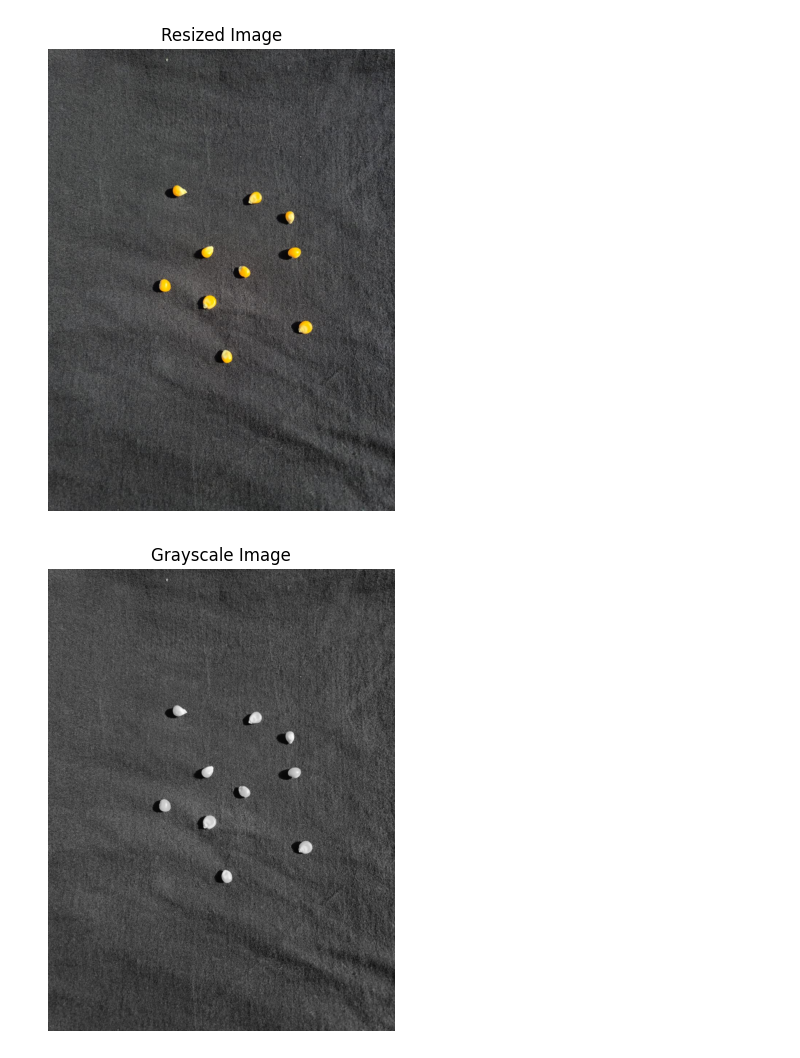
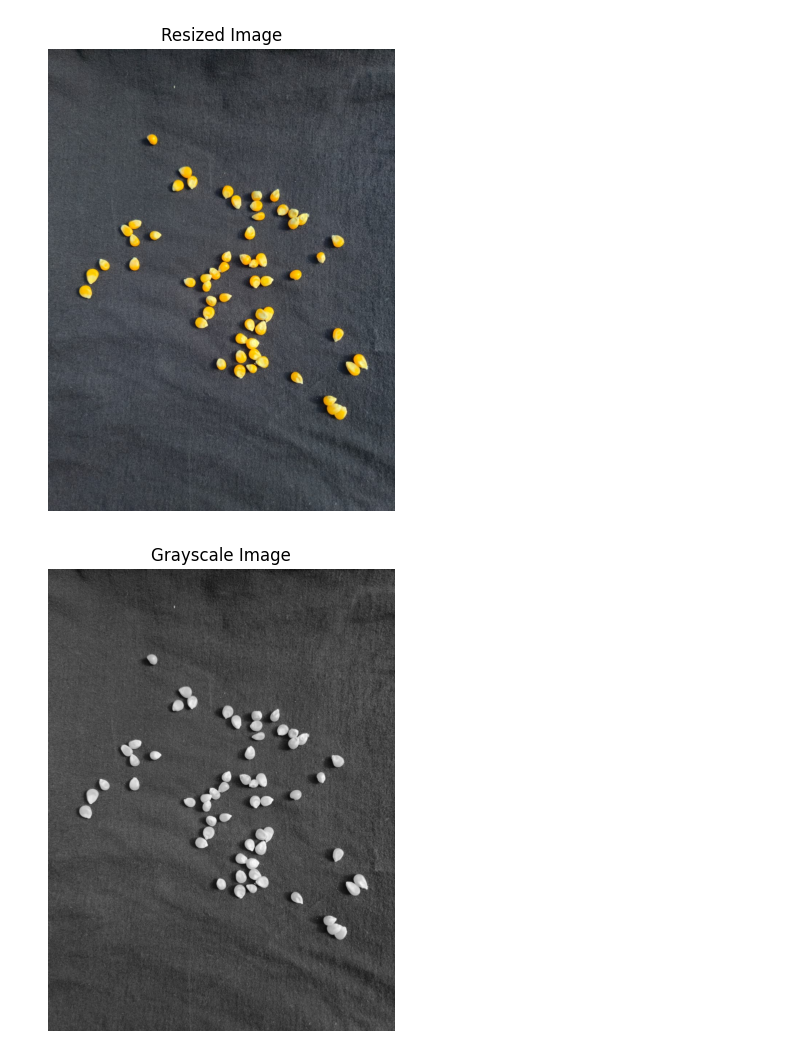
Before and after one commit to piedro404/agro-grain-analyzer, a Jupyter notebook: analyze_corn_ai.ipynb, the cells around one changed output. Drawn from its saved outputs; the diff is of its cells as text; code cells hidden in the pictures.

```diff
--- a/analyze_corn_ai.ipynb
+++ b/analyze_corn_ai.ipynb
@@ -27,18 +27,18 @@ def close_all_windows():
 MIN_AREA = 400
 MAX_AREA = 1200
 # %%
-# img = cv2.imread('imagens/agrupado3.jpg')
-img = cv2.imread('imagens/separado2.jpg')
+img = cv2.imread('imagens/agrupado2.jpg')
+# img = cv2.imread('imagens/separado2.jpg')
 craped_img = img.copy()
 # img = cv2.resize(img, (600, 800))
 show_image("Resized Image", img)
 # %% [output]
-[figure, old version]
+[figure, new version]
 # %%
 gray = cv2.cvtColor(img, cv2.COLOR_BGR2GRAY)
 show_image("Grayscale Image", gray)
 # %% [output]
-[figure, old version]
+[figure, new version]
 # %%
 blur = cv2.GaussianBlur(gray, (5, 5), 0)
 show_image("Blurred Image", blur)
```
Also changed, not shown: parts of 5 cells of this notebook.
